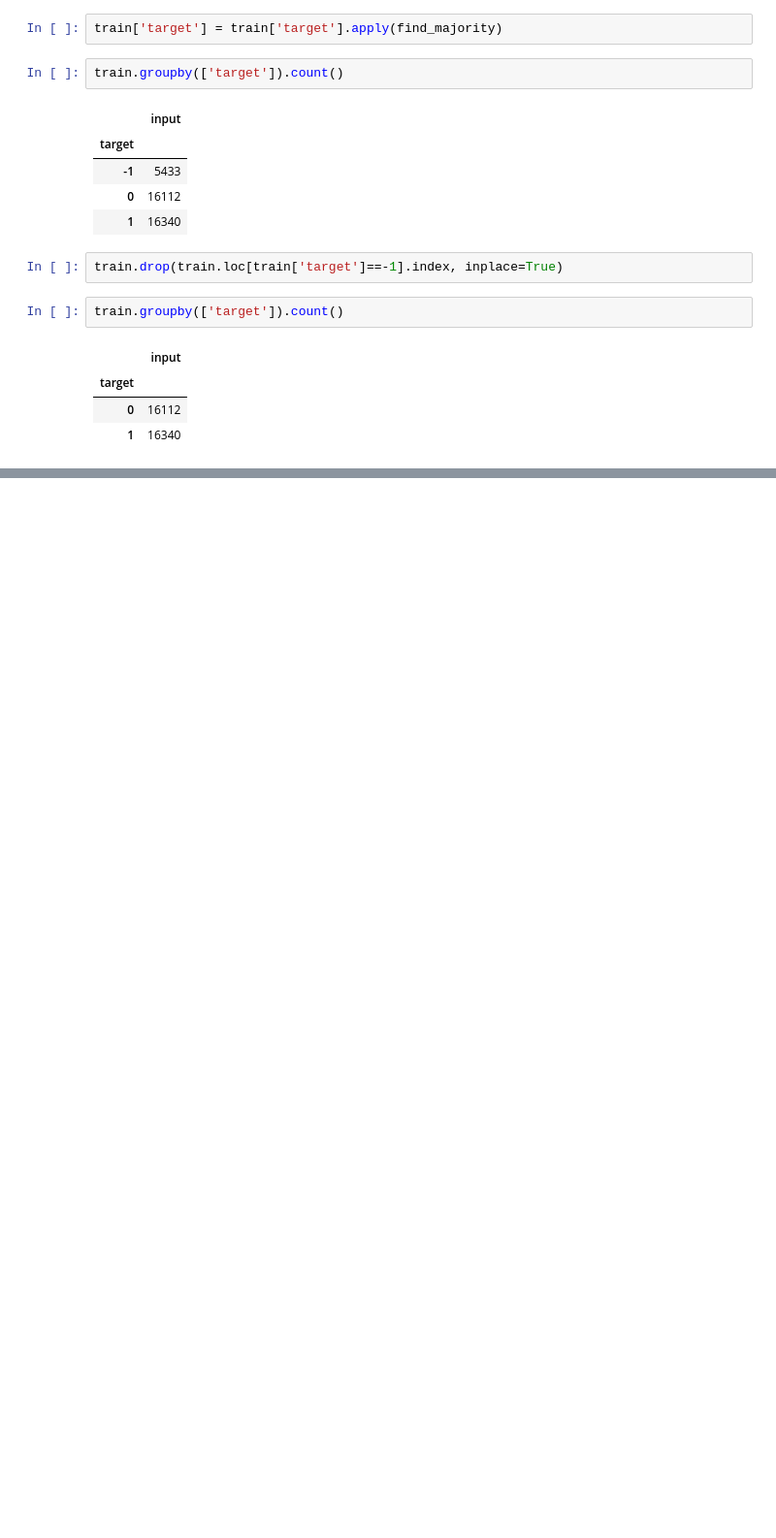
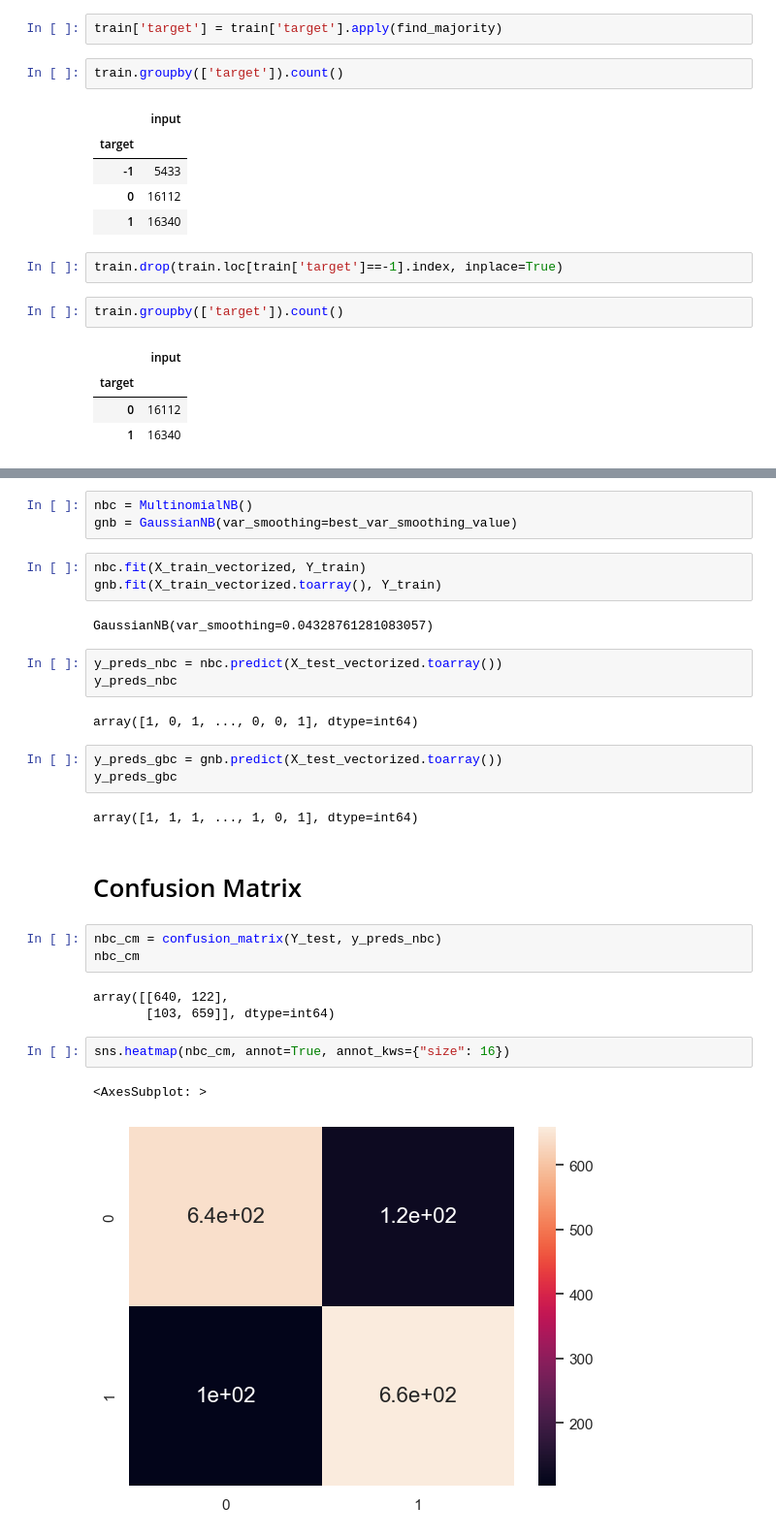
Before and after one commit to Stat-sid/School-work, a Jupyter notebook: DIT867 V23 Applied Machine Learning/Assignments/Assignment 3/A3_AML.ipynb, the cells around one changed output, grey strips where cells are left out. Shown: that part at 97% size. Cells and saved outputs as stored; diff of their text form; blank space fills up the shorter version.

```diff
--- a/DIT867 V23 Applied Machine Learning/Assignments/Assignment 3/A3_AML.ipynb
+++ b/DIT867 V23 Applied Machine Learning/Assignments/Assignment 3/A3_AML.ipynb
@@ -87,0 +187,31 @@ KeyboardInterrupt:
+# %%
+nbc = MultinomialNB()
+gnb = GaussianNB(var_smoothing=best_var_smoothing_value)
+# %%
+nbc.fit(X_train_vectorized, Y_train)
+gnb.fit(X_train_vectorized.toarray(), Y_train)
+# %% [output]
+GaussianNB(var_smoothing=0.04328761281083057)
+# %%
+y_preds_nbc = nbc.predict(X_test_vectorized.toarray())
+y_preds_nbc
+# %% [output]
+array([1, 0, 1, ..., 0, 0, 1], dtype=int64)
+# %%
+y_preds_gbc = gnb.predict(X_test_vectorized.toarray())
+y_preds_gbc
+# %% [output]
+array([1, 1, 1, ..., 1, 0, 1], dtype=int64)
+# %% [markdown]
+# Confusion Matrix
+# %%
+nbc_cm = confusion_matrix(Y_test, y_preds_nbc)
+nbc_cm
+# %% [output]
+array([[640, 122],
+       [103, 659]], dtype=int64)
+# %%
+sns.heatmap(nbc_cm, annot=True, annot_kws={"size": 16})
+# %% [output]
+<AxesSubplot: >
+[figure, added]
```
Also changed, not shown: parts of 28 cells of this notebook, 11 other files.
